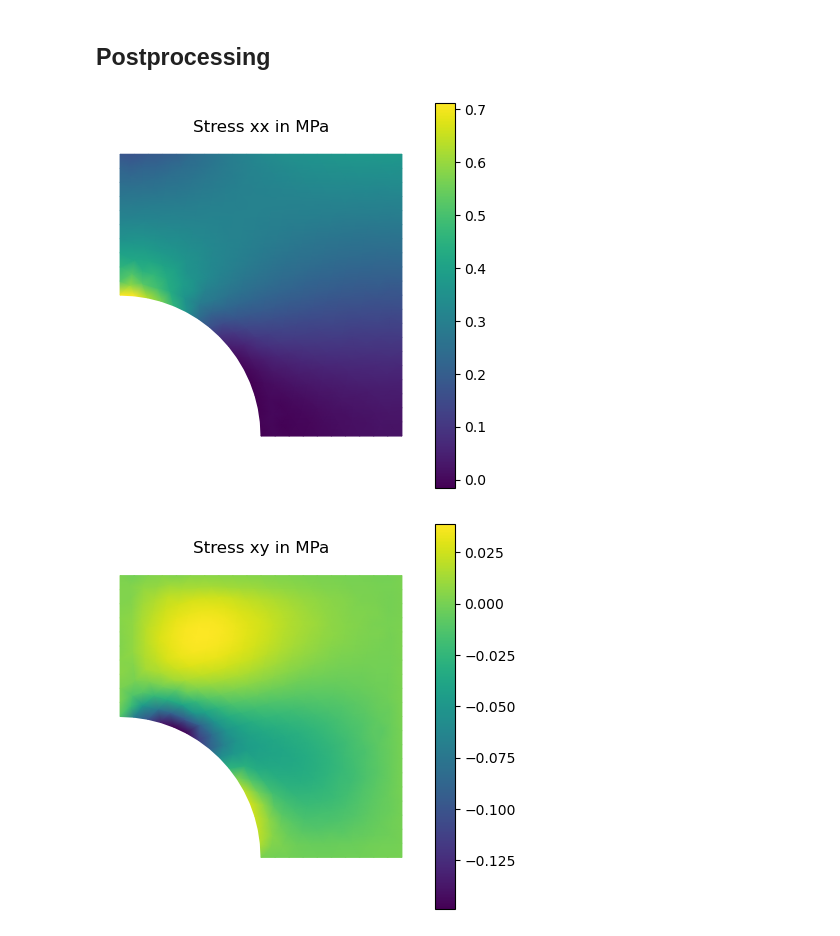
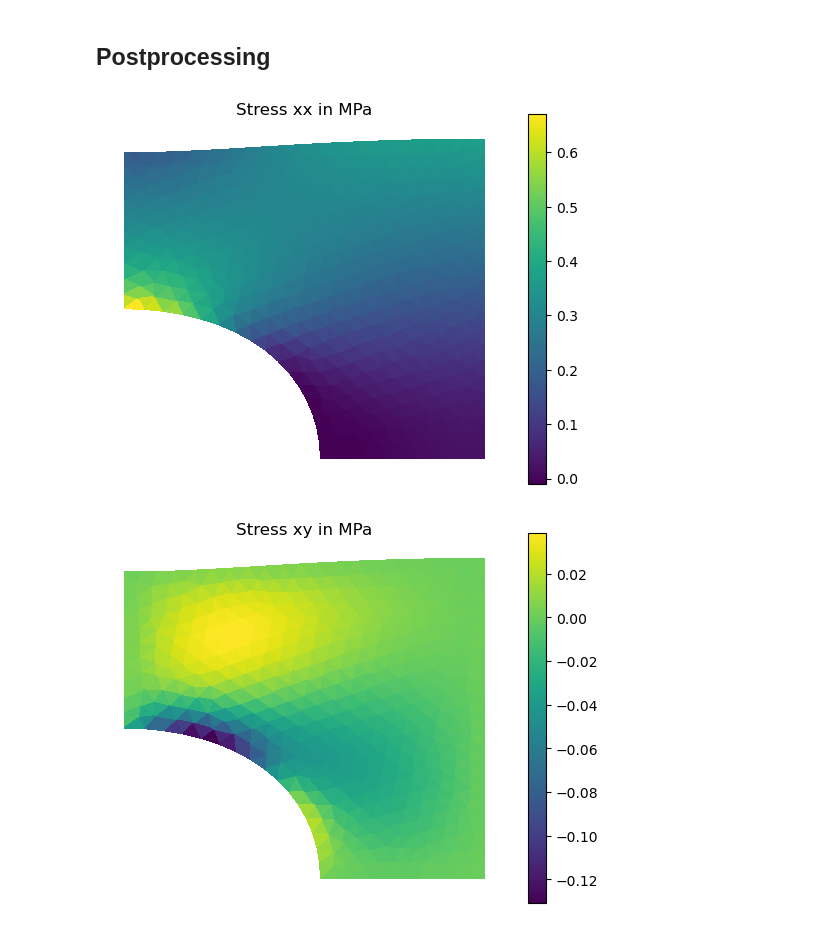
Before and after one commit to meyer-nils/numerical_examples, a Jupyter notebook: plate_hole_2d/scikit_fem.ipynb, the cells around one changed output. Cells and saved outputs as stored; diff of their text form; code cells hidden in the pictures.

Commit message:
Add deformed domain to scikit-fem plate.

```diff
--- a/plate_hole_2d/scikit_fem.ipynb
+++ b/plate_hole_2d/scikit_fem.ipynb
@@ -119,32 +120,25 @@ u = fem.solve(*fem.condense(K, B, x=u, I=I))
 # %%
 # Compute stress
 sgb = basis.with_element(fem.ElementVector(element))
 ui = basis.interpolate(u)
 s = sgb.project(sigma(sym_grad(ui)))
 
+# Compute deformed mesh
+defmesh = copy.deepcopy(mesh)
+defmesh.doflocs[0] += u[basis.nodal_dofs[0]]
+defmesh.doflocs[1] += u[basis.nodal_dofs[1]]
 
 # Plot results
-p = plot(mesh, s[sgb.nodal_dofs[0]], shading='gouraud', colorbar=True, cmap="viridis", figsize=(5,5))
+p = plot(defmesh, s[sgb.nodal_dofs[0]], colorbar=True, cmap="viridis")
 p.set_title("Stress xx in MPa");
-p = plot(mesh, s[sgb.nodal_dofs[1]], shading='gouraud', colorbar=True, cmap="viridis", figsize=(5,5))
+p = plot(defmesh, s[sgb.nodal_dofs[1]], colorbar=True, cmap="viridis")
 p.set_title("Stress xy in MPa");
-p = plot(mesh, s[sgb.nodal_dofs[3]], shading='gouraud', colorbar=True, cmap="viridis", figsize=(5,5))
+p = plot(defmesh, s[sgb.nodal_dofs[3]], colorbar=True, cmap="viridis")
 p.set_title("Stress yy in MPa");
-p = plot(mesh, u[basis.nodal_dofs[0]], shading='gouraud', colorbar=True, cmap="inferno", figsize=(5,5))
+p = plot(defmesh, u[basis.nodal_dofs[0]], colorbar=True, cmap="inferno")
 p.set_title("Displacement in X");
-p = plot(mesh, u[basis.nodal_dofs[1]], shading='gouraud', colorbar=True, cmap="inferno_r", figsize=(5,5))
+p = plot(defmesh, u[basis.nodal_dofs[1]], colorbar=True, cmap="inferno_r")
 p.set_title("Displacement in Y");
-
-
-
-# x = basis.doflocs[0]
-# y = basis.doflocs[1]
-# input = np.vstack([x[basis.nodal_dofs[0]], y[basis.nodal_dofs[0]]])
-# with open("input.npy", "wb") as file:
-#     np.save(file, input)
-# output = np.vstack([u[basis.nodal_dofs[0]], u[basis.nodal_dofs[1]]])
-# with open("output.npy", "wb") as file:
-#     np.save(file, output)
 # %% [output]
-[figure, old version]
+[figure, new version]
-[figure, old version]
+[figure, new version]
```
Also changed, not shown: parts of 2 cells of this notebook.
